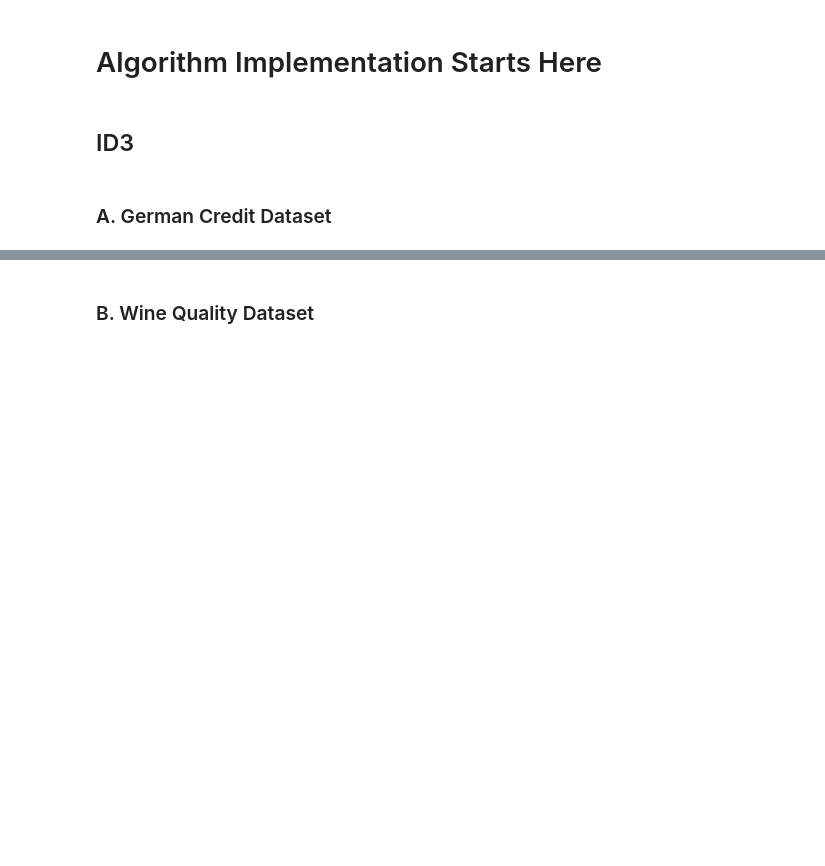
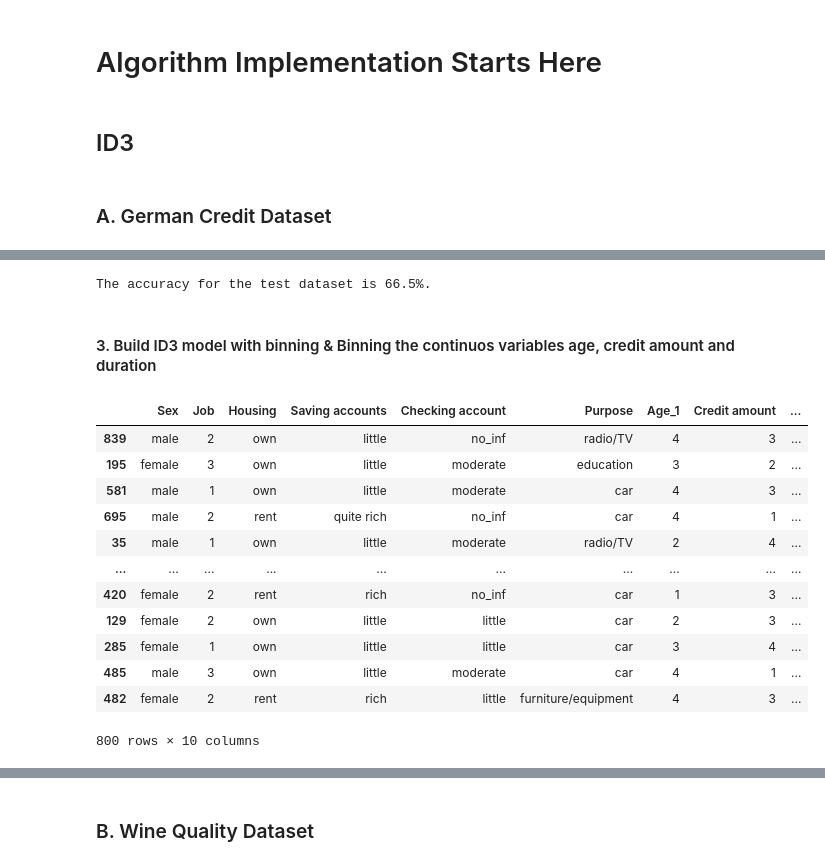
Before and after one commit to Katherine0717/CSC240_Final_Project, a Jupyter notebook: CSC240_Structure.ipynb, the cells around one changed output, grey strips where cells are left out. Drawn from its saved outputs; the diff is of its cells as text; code cells hidden in the pictures; blank space fills up the shorter version.

```diff
--- a/CSC240_Structure.ipynb
+++ b/CSC240_Structure.ipynb
@@ -190,0 +523,10 @@ credit_df_ID3 = credit_df.copy()
+# %%
+correct = 0
+for i in range(0,200):
+    if credit_df_test_pre[i] == list(credit_df_y_test)[i]:
+        correct = correct + 1
+print("The accuracy for the test dataset is "+ str((correct/200)*100)+"%.")
+# %% [output]
+The accuracy for the test dataset is 66.5%.
+# %% [markdown]
+#### 3. Build ID3 model with binning & Binning the continuos variables age, credit amount and duration
@@ -190,0 +552,43 @@ credit_df_ID3 = credit_df.copy()
+# %%
+age_list = []
+for age in credit_df_ID3_3.Age:
+    if age >= 19 and age < 24:
+        age_list.append("1")
+    elif age >= 24 and age < 34:
+        age_list.append("2")
+    elif age >= 34 and age < 44:
+        age_list.append("3")
+    elif age >= 44 and age < 64:
+        age_list.append("4")
+    else:
+        age_list.append("5")
+credit_df_ID3_3.drop("Age", inplace = True, axis =1)
+credit_df_ID3_3["Age_1"] = age_list
+# %%
+for column in ["Credit amount", "Duration"]:
+    quantile_bin_label(credit_df_ID3_3, column)
+credit_df_ID3_3.Job = credit_df_ID3_3.Job.astype(str)
+credit_df_ID3_3['Saving accounts'] = credit_df_ID3_3['Saving accounts'].fillna('no_inf')
+credit_df_ID3_3['Checking account'] = credit_df_ID3_3['Checking account'].fillna('no_inf')
+# %%
+credit_df_X = credit_df_ID3_3.drop("Risk", axis = 1)
+credit_df_Y = credit_df_ID3_3["Risk"]
+credit_df_X_train, credit_df_X_test, credit_df_y_train, credit_df_y_test = train_test_split(credit_df_X, credit_df_Y, test_size=.2, random_state = 12345)
+# %%
+credit_df_train = pd.concat([credit_df_X_train, pd.DataFrame(credit_df_y_train)], axis=1)
+# %%
+credit_df_train
+# %% [output]
+|  | Sex | Job | Housing | Saving accounts | Checking account | Purpose | Age_1 | Credit amount | ... |
+| 839 | male | 2 | own | little | no_inf | radio/TV | 4 | 3 | ... |
+| 195 | female | 3 | own | little | moderate | education | 3 | 2 | ... |
+| 581 | male | 1 | own | little | moderate | car | 4 | 3 | ... |
+| 695 | male | 2 | rent | quite rich | no_inf | car | 4 | 1 | ... |
+| 35 | male | 1 | own | little | moderate | radio/TV | 2 | 4 | ... |
+| ... | ... | ... | ... | ... | ... | ... | ... | ... | ... |
+| 420 | female | 2 | rent | rich | no_inf | car | 1 | 3 | ... |
+| 129 | female | 2 | own | little | little | car | 2 | 3 | ... |
+| 285 | female | 1 | own | little | little | car | 3 | 4 | ... |
+| 485 | male | 3 | own | little | moderate | car | 4 | 1 | ... |
+| 482 | female | 2 | rent | rich | little | furniture/equipment | 4 | 3 | ... |
+800 rows × 10 columns
```
Also changed, not shown: parts of 95 cells of this notebook.
